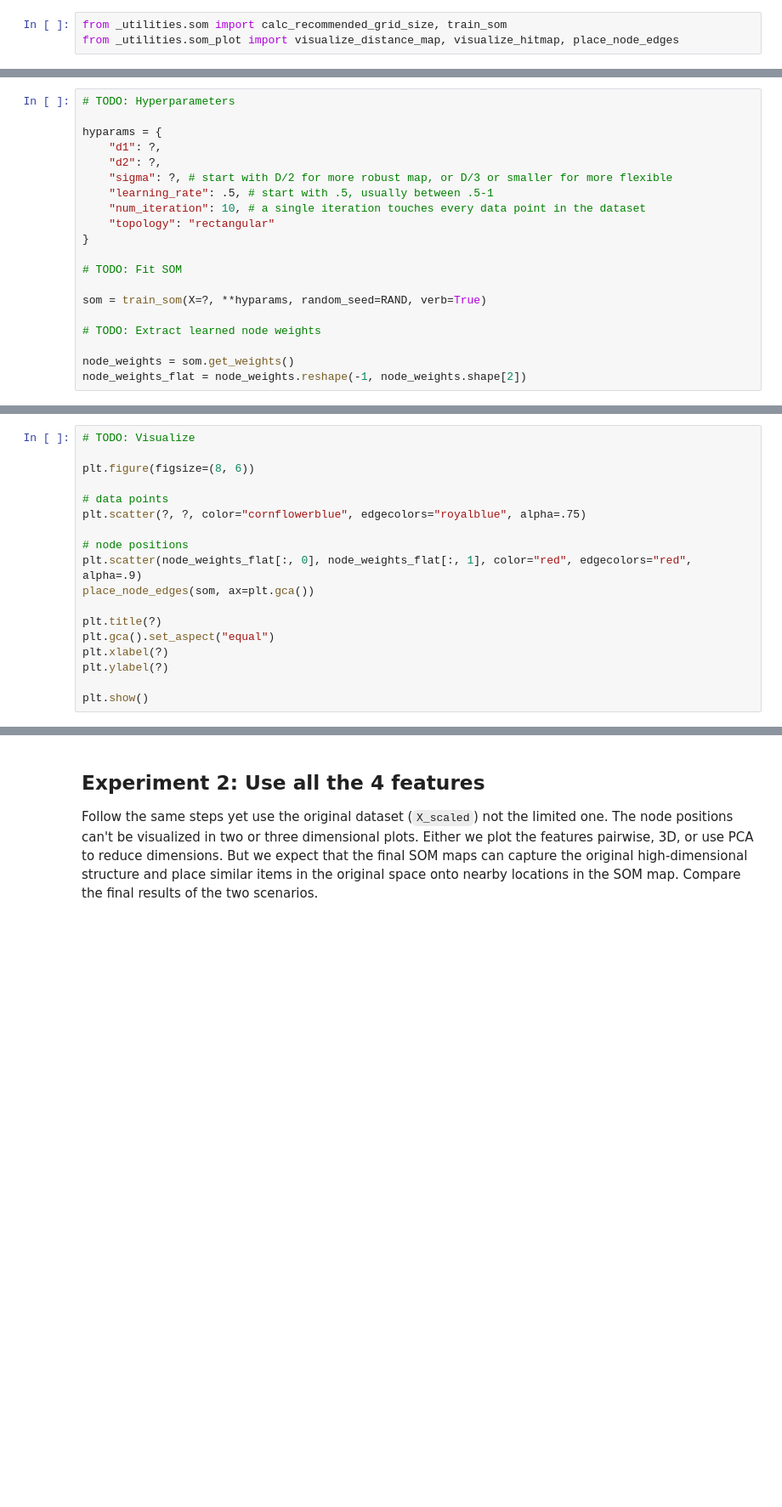
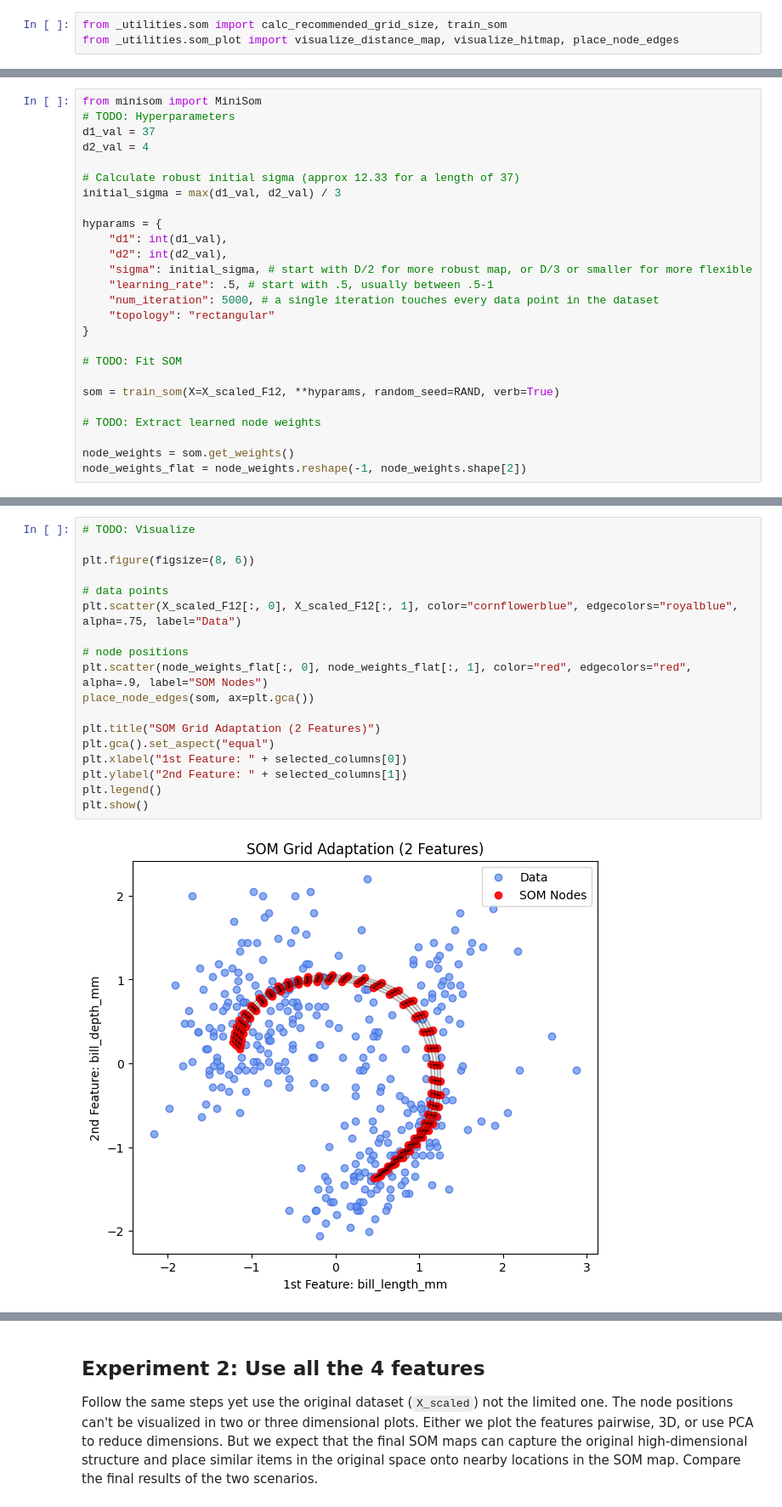
Before and after one commit to Data-Science-Club-ELTE/clustering-visualizing-data-in-two-dimensions, a Jupyter notebook: notebooks/02_som_representation_learning.ipynb, the cells around one changed output, grey strips where cells are left out. Shown: that part at 85% size. Cells and saved outputs as stored; diff of their text form; blank space fills up the shorter version.

```diff
--- a/notebooks/02_som_representation_learning.ipynb
+++ b/notebooks/02_som_representation_learning.ipynb
@@ -65,18 +93,24 @@ print("Data shape:", X_scaled_F12.shape)
 # %%
+from minisom import MiniSom
 # TODO: Hyperparameters
+d1_val = 37
+d2_val = 4
+
+# Calculate robust initial sigma (approx 12.33 for a length of 37)
+initial_sigma = max(d1_val, d2_val) / 3
 
 hyparams = {
-    "d1": ?,
-    "d2": ?,
-    "sigma": ?, # start with D/2 for more robust map, or D/3 or smaller for more flexible
+    "d1": int(d1_val),
+    "d2": int(d2_val),
+    "sigma": initial_sigma, # start with D/2 for more robust map, or D/3 or smaller for more flexible
     "learning_rate": .5, # start with .5, usually between .5-1
-    "num_iteration": 10, # a single iteration touches every data point in the dataset
+    "num_iteration": 5000, # a single iteration touches every data point in the dataset
     "topology": "rectangular"
 }
 
 # TODO: Fit SOM
 
-som = train_som(X=?, **hyparams, random_seed=RAND, verb=True)
+som = train_som(X=X_scaled_F12, **hyparams, random_seed=RAND, verb=True)
 
 # TODO: Extract learned node weights
 
@@ -85,18 +138,20 @@ node_weights_flat = node_weights.reshape(-1, node_weights.shape[2])
 # %%
 # TODO: Visualize
 
 plt.figure(figsize=(8, 6))
 
 # data points
-plt.scatter(?, ?, color="cornflowerblue", edgecolors="royalblue", alpha=.75)
+plt.scatter(X_scaled_F12[:, 0], X_scaled_F12[:, 1], color="cornflowerblue", edgecolors="royalblue", alpha=.75, label="Data")
 
 # node positions
-plt.scatter(node_weights_flat[:, 0], node_weights_flat[:, 1], color="red", edgecolors="red", alpha=.9)
+plt.scatter(node_weights_flat[:, 0], node_weights_flat[:, 1], color="red", edgecolors="red", alpha=.9, label="SOM Nodes")
 place_node_edges(som, ax=plt.gca())
 
-plt.title(?)
+plt.title("SOM Grid Adaptation (2 Features)")
 plt.gca().set_aspect("equal")
-plt.xlabel(?)
-plt.ylabel(?)
-
+plt.xlabel("1st Feature: " + selected_columns[0])
+plt.ylabel("2nd Feature: " + selected_columns[1])
+plt.legend()
 plt.show()
+# %% [output]
+[figure, added]
```
Also changed, not shown: parts of 10 cells of this notebook, 38 other files.
